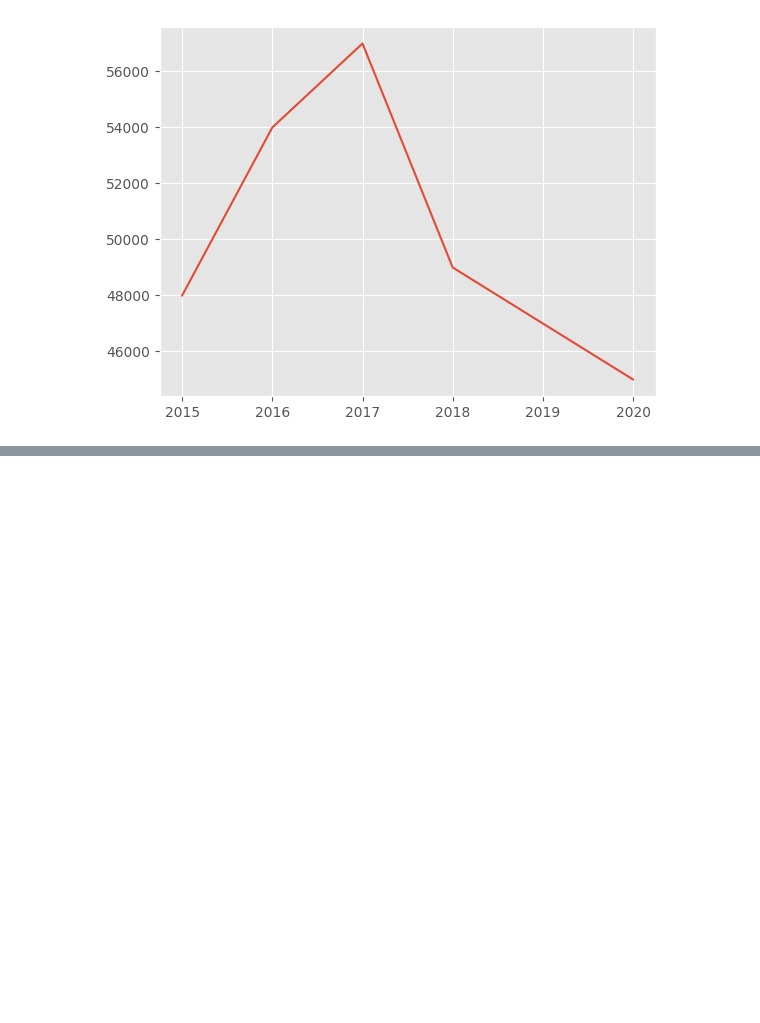
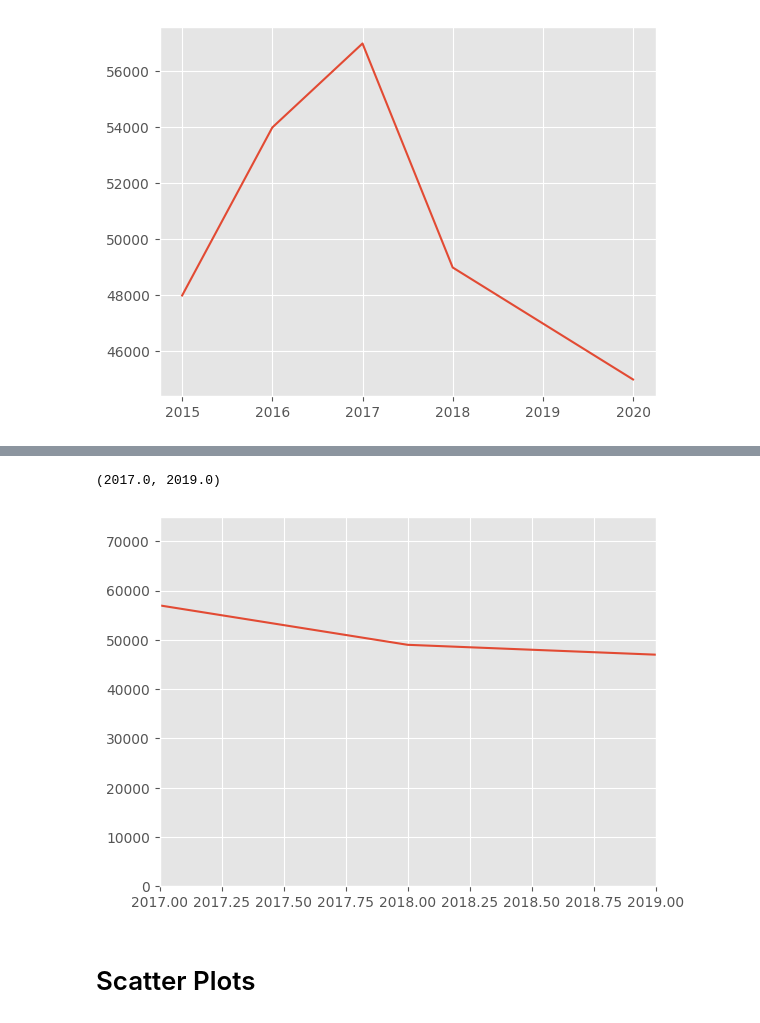
Before and after one commit to heresDataScienceProjects/DataViualizations, a Jupyter notebook: matplotlib_practice.ipynb, the cells around one changed output, grey strips where cells are left out. Cells and saved outputs as stored; diff of their text form; code cells hidden in the pictures; blank space fills up the shorter version.

```diff
--- a/matplotlib_practice.ipynb
+++ b/matplotlib_practice.ipynb
@@ -21,0 +47,13 @@ plt.plot(year, price)
+# %%
+# limiting axes
+price = [48000,54000,57000,49000,47000,45000,4500000]
+year = [2015,2016,2017,2018,2019,2020,2021]
+
+plt.plot(year,price)
+plt.ylim(0,75000)
+plt.xlim(2017,2019)
+# %% [output]
+(2017.0, 2019.0)
+[figure, added]
+# %% [markdown]
+# Scatter Plots
```
Also changed, not shown: parts of 11 cells of this notebook, 3 other files.
